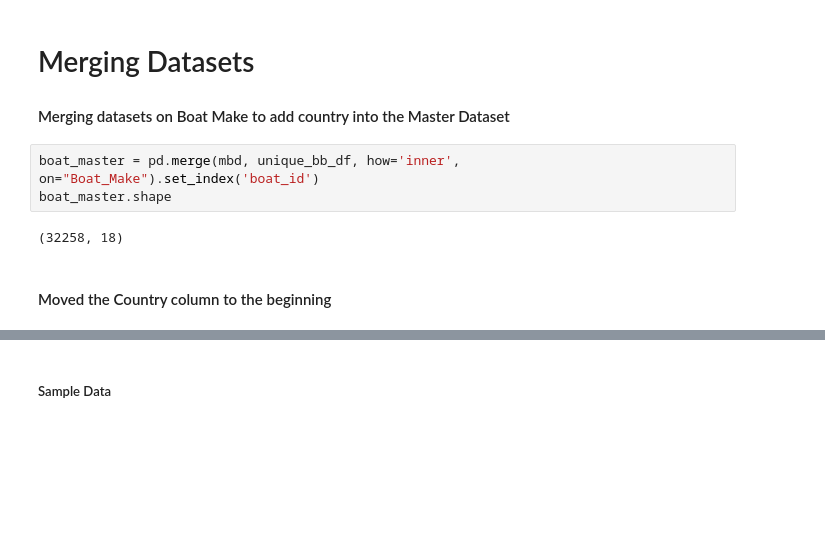
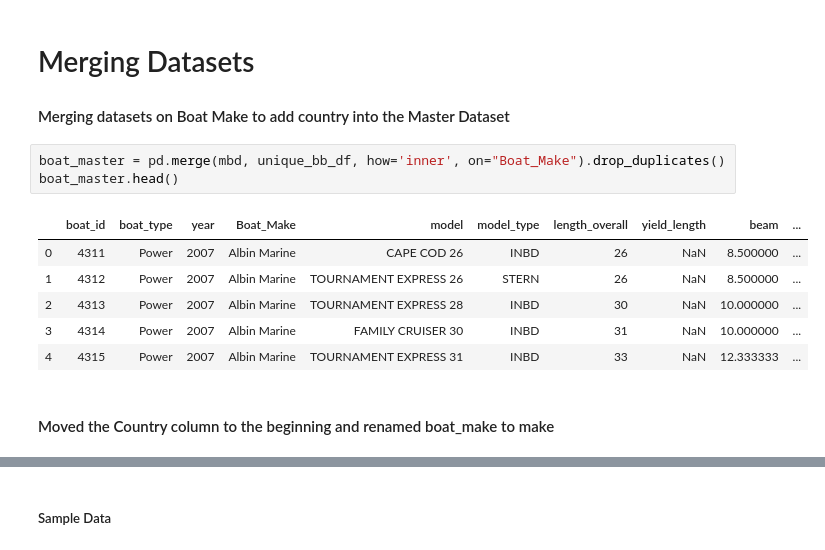
Before and after one commit to abejones26/downtown_docks, a Jupyter notebook: boat_master.ipynb, the cells around one changed output, grey strips where cells are left out. Cells and saved outputs as stored; diff of their text form; blank space fills up the shorter version.

```diff
--- a/boat_master.ipynb
+++ b/boat_master.ipynb
@@ -106,10 +110,15 @@ gp_bb_df
 # Merging Datasets
 #### Merging datasets on Boat Make to add country into the Master Dataset
 # %%
-boat_master = pd.merge(mbd, unique_bb_df, how='inner', on="Boat_Make").set_index('boat_id')
-boat_master.shape
+boat_master = pd.merge(mbd, unique_bb_df, how='inner', on="Boat_Make").drop_duplicates()
+boat_master.head()
 # %% [output]
-(32258, 18)
+|  | boat_id | boat_type | year | Boat_Make | model | model_type | length_overall | yield_length | beam | ... |
+| 0 | 4311 | Power | 2007 | Albin Marine | CAPE COD 26 | INBD | 26 | NaN | 8.500000 | ... |
+| 1 | 4312 | Power | 2007 | Albin Marine | TOURNAMENT EXPRESS 26 | STERN | 26 | NaN | 8.500000 | ... |
+| 2 | 4313 | Power | 2007 | Albin Marine | TOURNAMENT EXPRESS 28 | INBD | 30 | NaN | 10.000000 | ... |
+| 3 | 4314 | Power | 2007 | Albin Marine | FAMILY CRUISER 30 | INBD | 31 | NaN | 10.000000 | ... |
+| 4 | 4315 | Power | 2007 | Albin Marine | TOURNAMENT EXPRESS 31 | INBD | 33 | NaN | 12.333333 | ... |
 # %% [markdown]
-#### Moved the Country column to the beginning
+#### Moved the Country column to the beginning and renamed boat_make to make
 # %%
```
Also changed, not shown: parts of 4 cells of this notebook, 44 other files.
